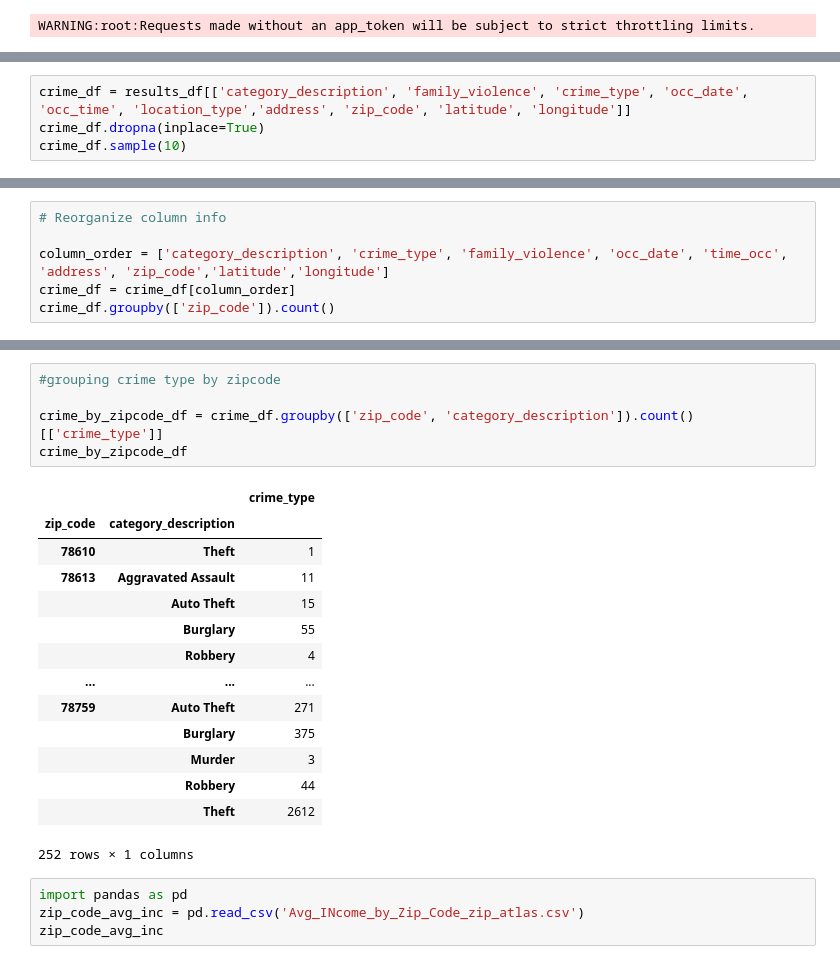
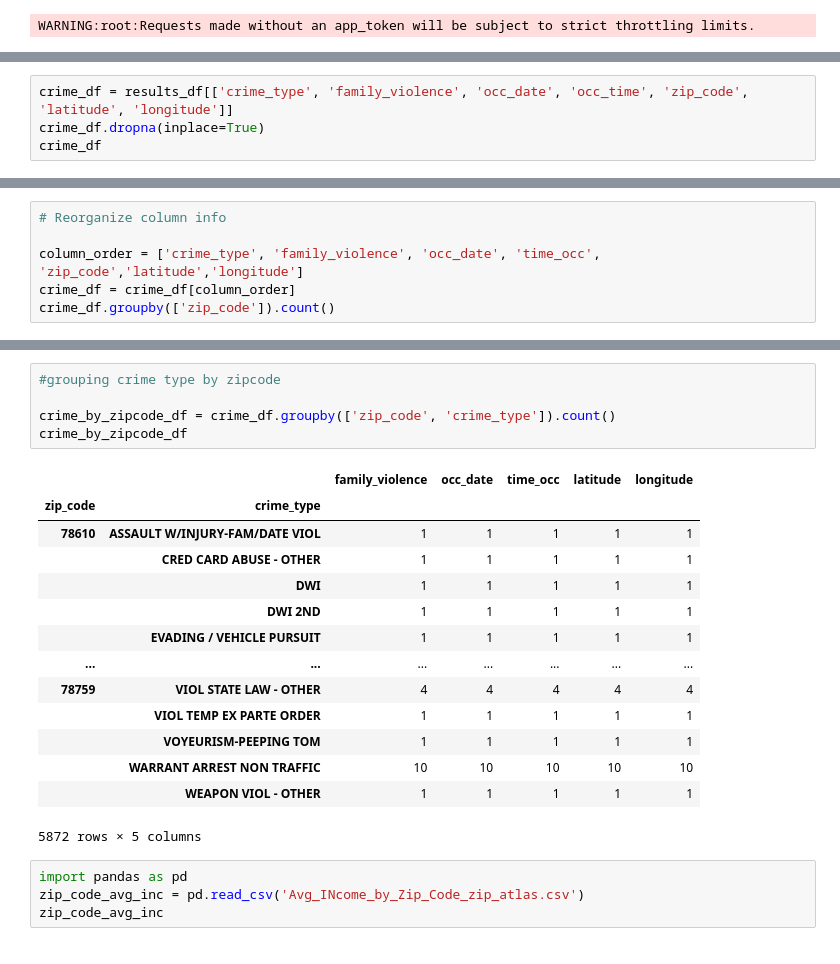
Before and after one commit to ChristopheGarcia1/Crime_Analysis-, a Jupyter notebook: src/resources/crime_cleaning.ipynb, the cells around one changed output, grey strips where cells are left out. Cells and saved outputs as stored; diff of their text form.

```diff
--- a/src/resources/crime_cleaning.ipynb
+++ b/src/resources/crime_cleaning.ipynb
@@ -64,9 +58,9 @@ clearance_status               object
 clearance_date                 object
 dtype: object
 # %%
-crime_df = results_df[['category_description', 'family_violence', 'crime_type', 'occ_date', 'occ_time', 'location_type','address', 'zip_code', 'latitude', 'longitude']]
+crime_df = results_df[['crime_type', 'family_violence', 'occ_date', 'occ_time', 'zip_code', 'latitude', 'longitude']]
 crime_df.dropna(inplace=True)
-crime_df.sample(10)
+crime_df
 # %% [output]
 A value is trying to be set on a copy of a slice from a DataFrame
 
@@ -241,7 +221,7 @@ dtype: object
 # %%
 # Reorganize column info
 
-column_order = ['category_description', 'crime_type', 'family_violence', 'occ_date', 'time_occ', 'address', 'zip_code','latitude','longitude']
+column_order = ['crime_type', 'family_violence', 'occ_date', 'time_occ', 'zip_code','latitude','longitude']
 crime_df = crime_df[column_order]
 crime_df.groupby(['zip_code']).count()
 # %% [output]
@@ -266,23 +246,23 @@ crime_df.groupby(['zip_code']).count()
 # %%
 #grouping crime type by zipcode
 
-crime_by_zipcode_df = crime_df.groupby(['zip_code', 'category_description']).count()[['crime_type']]
+crime_by_zipcode_df = crime_df.groupby(['zip_code', 'crime_type']).count()
 crime_by_zipcode_df
 # %% [output]
-|  |  | crime_type |
-| zip_code | category_description |  |
-| 78610 | Theft | 1 |
-| 78613 | Aggravated Assault | 11 |
-|  | Auto Theft | 15 |
-|  | Burglary | 55 |
-|  | Robbery | 4 |
-| ... | ... | ... |
-| 78759 | Auto Theft | 271 |
-|  | Burglary | 375 |
-|  | Murder | 3 |
-|  | Robbery | 44 |
-|  | Theft | 2612 |
+|  |  | family_violence | occ_date | time_occ | latitude | longitude |
+| zip_code | crime_type |  |  |  |  |  |
+| 78610 | ASSAULT W/INJURY-FAM/DATE VIOL | 1 | 1 | 1 | 1 | 1 |
+|  | CRED CARD ABUSE - OTHER | 1 | 1 | 1 | 1 | 1 |
+|  | DWI | 1 | 1 | 1 | 1 | 1 |
+|  | DWI 2ND | 1 | 1 | 1 | 1 | 1 |
+|  | EVADING / VEHICLE PURSUIT | 1 | 1 | 1 | 1 | 1 |
+| ... | ... | ... | ... | ... | ... | ... |
+| 78759 | VIOL STATE LAW - OTHER | 4 | 4 | 4 | 4 | 4 |
+|  | VIOL TEMP EX PARTE ORDER | 1 | 1 | 1 | 1 | 1 |
+|  | VOYEURISM-PEEPING TOM | 1 | 1 | 1 | 1 | 1 |
+|  | WARRANT ARREST NON TRAFFIC | 10 | 10 | 10 | 10 | 10 |
+|  | WEAPON VIOL - OTHER | 1 | 1 | 1 | 1 | 1 |
-252 rows × 1 columns
+5872 rows × 5 columns
 # %%
 import pandas as pd
 zip_code_avg_inc = pd.read_csv('Avg_INcome_by_Zip_Code_zip_atlas.csv')
```
Also changed, not shown: parts of 18 cells of this notebook, 2 other files.
